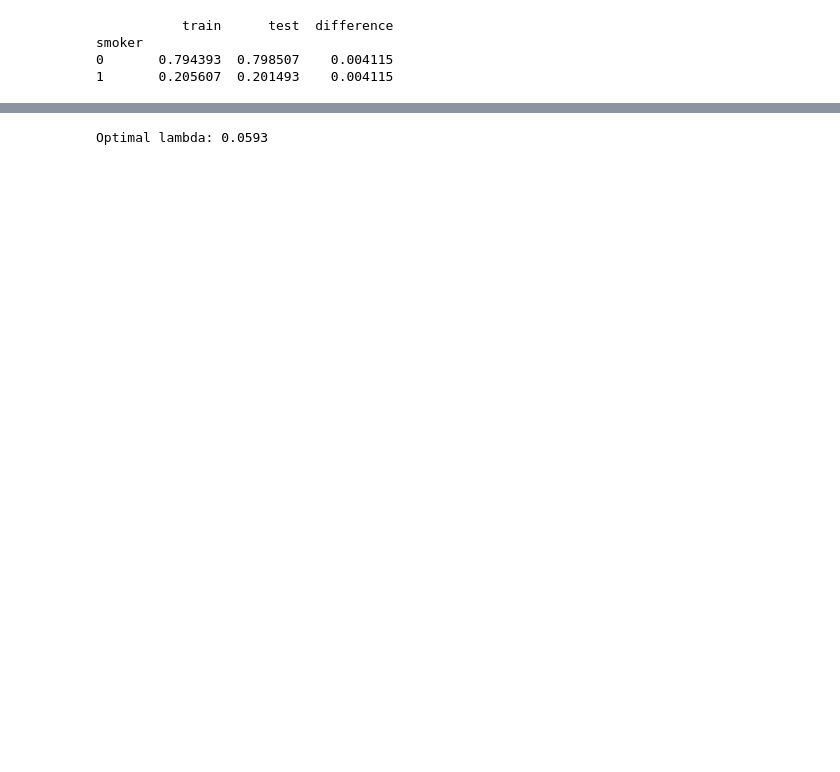
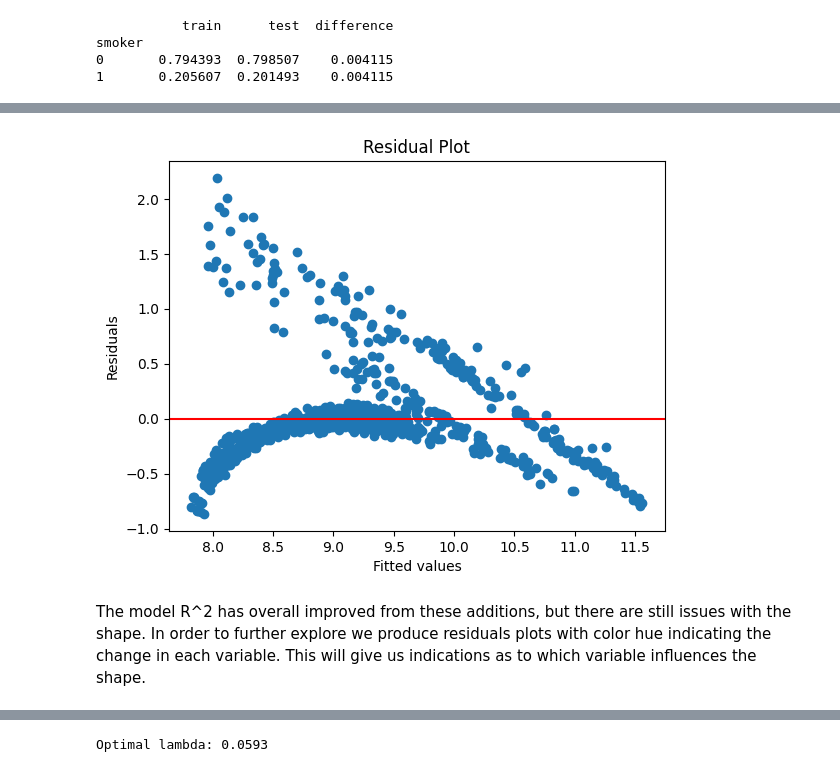
Before and after one commit to NikifBi/Medical_Costs_Regression_Analysis, a Jupyter notebook: Medical Costs.ipynb, the cells around one changed output, grey strips where cells are left out. Saved outputs shown, nothing was run; the diff lists cells and outputs as text; code cells hidden in the pictures; blank space fills up the shorter version.

Commit message:
Text Until Modeling

```diff
--- a/Medical Costs.ipynb
+++ b/Medical Costs.ipynb
@@ -498,0 +513,8 @@ smoker
+# %%
+def plot_resid(model):
+    plt.scatter(model.fittedvalues, model.resid)
+    plt.axhline(0, color='red')
+    plt.xlabel("Fitted values")
+    plt.ylabel("Residuals")
+    plt.title("Residual Plot")
+    plt.show()
@@ -611,3 +660,10 @@ plt.show()
+# %%
+### Residual plot
+plot_resid(model)
+# %% [output]
+[figure, added]
+# %% [markdown]
+The model R^2 has overall improved from these additions, but there are still issues with the shape. In order to further explore we produce residuals plots with color hue indicating the change in each variable. This will give us indications as to which variable influences the shape.
 # %%
 ### Residual Plots with color dependence on feature
 fig, axes = plt.subplots(3, 3, figsize=(15, 12))
```
Also changed, not shown: parts of 70 cells of this notebook.
